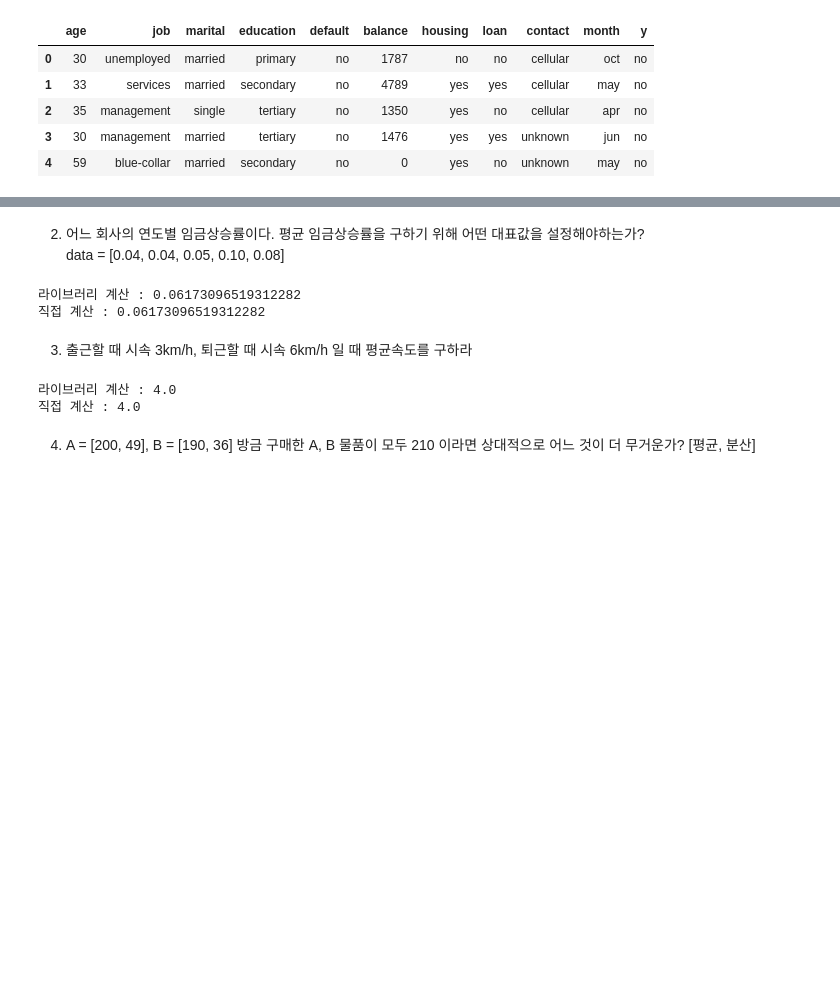
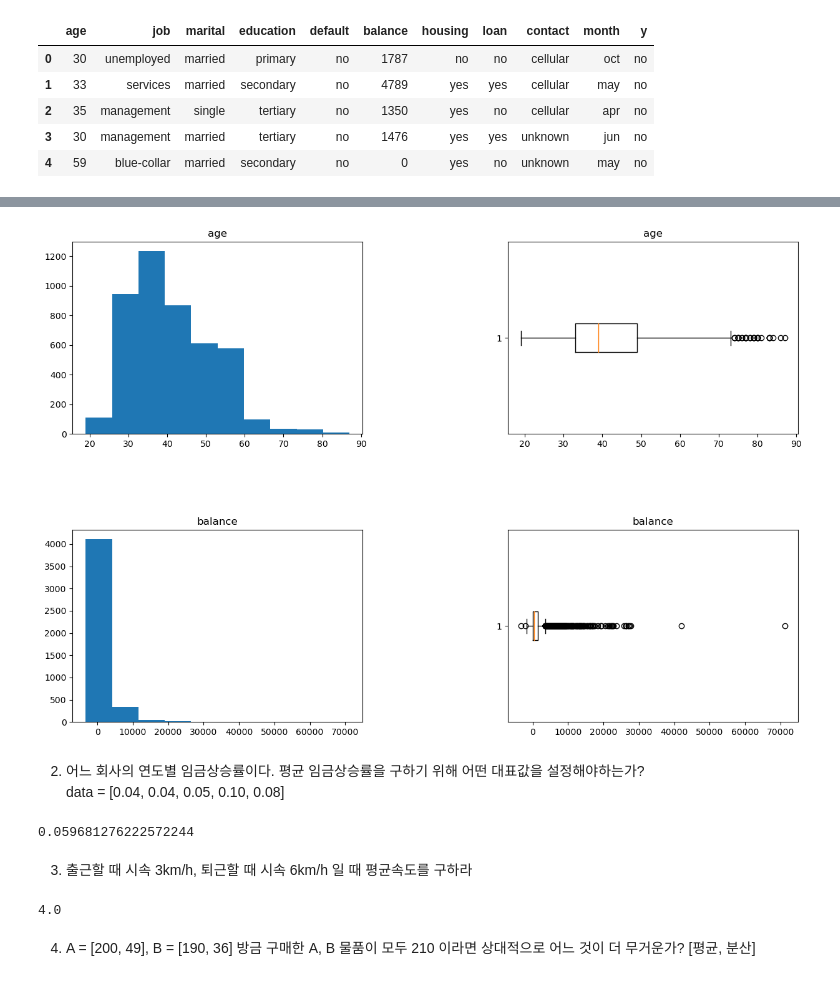
Before and after one commit to Junoflows/ADP, a Jupyter notebook: 교재 정리/1. EDA.ipynb, the cells around one changed output, grey strips where cells are left out. Cells and saved outputs as stored; diff of their text form; code cells hidden in the pictures; blank space fills up the shorter version.

```diff
--- a/교재 정리/1. EDA.ipynb
+++ b/교재 정리/1. EDA.ipynb
@@ -585,31 +481,36 @@ plt.show()
+# %%
+# 양적변수 시각화
+fig, axes = plt.subplots(2, 2, figsize = (15, 10))
+plt.subplots_adjust(wspace= 0.5, hspace= 0.5)
+
+for i, col in enumerate(quan):
+    axes[i, 0].hist(df[col])
+    axes[i, 1].boxplot(df[col], vert = False)
+    axes[i, 0].set_title(col)
+    axes[i, 1].set_title(col)
+# %% [output]
+[figure, added]
 # %% [markdown]
 2. 어느 회사의 연도별 임금상승률이다. 평균 임금상승률을 구하기 위해 어떤 대표값을 설정해야하는가?
 data = [0.04, 0.04, 0.05, 0.10, 0.08]
-# %%
-# 시간에 따른 평균 변화 비율을 구하는 것은 기하평균
-data = [0.04, 0.04, 0.05, 0.10, 0.08]
-data = np.array(data) + 1
-from scipy.stats import gmean
-print('라이브러리 계산 :',gmean(data) - 1)
-
-# 직접 계산
-a2 = (1.04*1.04*1.05*1.10*1.08)**(1/5)
-print('직접 계산 :',a2 - 1 )
-# %% [output]
-라이브러리 계산 : 0.06173096519312282
-직접 계산 : 0.06173096519312282
+# %%
+from scipy.stats.mstats import gmean
+
+data = [0.04, 0.03, 0.05, 0.10, 0.08]
+data1 = [1+x for x in data]
+gmean(data1) - 1
+
+# 평균 임금상승률은 5.9%
+# %% [output]
+0.059681276222572244
 # %% [markdown]
 3. 출근할 때 시속 3km/h, 퇴근할 때 시속 6km/h 일 때 평균속도를 구하라
 # %%
 # 평균속도를 구할 때는 조화평균을 사용한다.
-from scipy.stats import hmean
-data = [3,6]
-print('라이브러리 계산 :', hmean(data))
+from scipy.stats.mstats import hmean
 
-# 직접 계산
-print('직접 계산 :', data[0]*data[1]*2 / (data[0] + data[1]))
+hmean([3, 6]) # 평균속도는 4km/h
 # %% [output]
-라이브러리 계산 : 4.0
-직접 계산 : 4.0
+4.0
 # %% [markdown]
 4. A = [200, 49], B = [190, 36] 방금 구매한 A, B 물품이 모두 210 이라면 상대적으로 어느 것이 더 무거운가? [평균, 분산]
```
Also changed, not shown: parts of 19 cells of this notebook, 2 other files.
